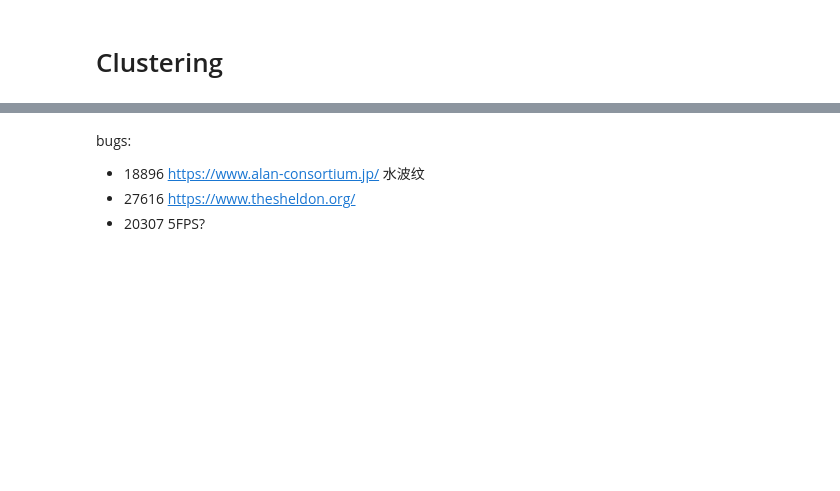
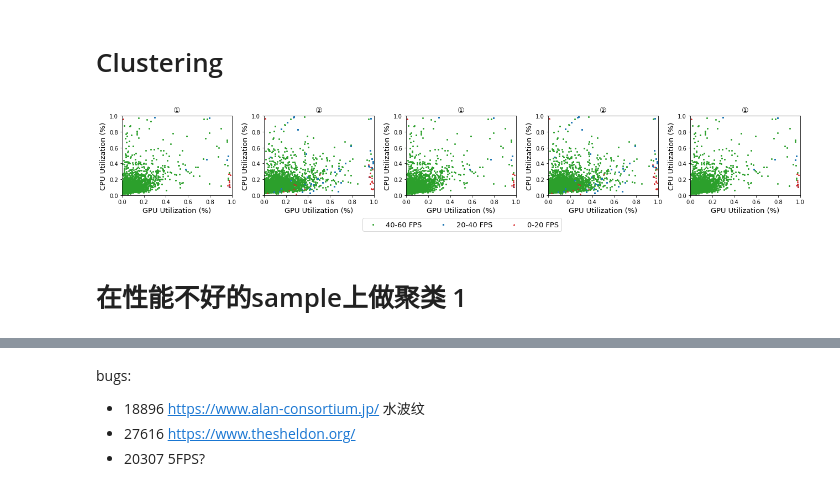
Before and after one commit to yudshj/WebGL-Empirical-Study-new, a Jupyter notebook: 4-2.WWW/performance/2_analyze.ipynb, the cells around one changed output, grey strips where cells are left out. Cells and saved outputs as stored; diff of their text form; code cells hidden in the pictures; blank space fills up the shorter version.

```diff
--- a/4-2.WWW/performance/2_analyze.ipynb
+++ b/4-2.WWW/performance/2_analyze.ipynb
@@ -27,3 +9,0 @@ json.dump(c, open('../0928.json', 'w'))
-# %%
-df_webgl = df[~df.webgl_time.isna()]
-df_webgl
@@ -61,6 +9,0 @@ tmp
-# %%
-wrong_index = (df_webgl['frames_count'] > 700) | (df_webgl['webgl_time'] > 10.5)
-assert(len(df_webgl[wrong_index]) < 5)
-tmp = df_webgl[wrong_index]
-df_webgl = df_webgl[~wrong_index]
-tmp
@@ -98,3 +87,27 @@ heatmap = sns.heatmap(corr, annot=True, cmap="Blues", fmt='.2f', square=True)
 # %% [markdown]
 # Clustering
+# %%
+tmp_infos = infos + infos + [infos[0]]
+tmp_dfs = dfs + dfs + [dfs[0]]
+ax, fig = plt.subplots(1, len(tmp_infos), figsize=(18, 3))
+for i, (info, df) in enumerate(zip(tmp_infos, tmp_dfs)):
+    tmp_0_20 = (df['frames_count'] <= 200)
+    tmp_20_40 = (df['frames_count'] > 200) & (df['frames_count'] <= 400)
+    tmp_40_60 = (df['frames_count'] > 400)
+
+    fig[i].scatter(x=df.loc[tmp_40_60, 'gpu_real'] / 10, y=df.loc[tmp_40_60, 'cpu_real'] / 10, s=4, marker='o', c='tab:green')
+    fig[i].scatter(x=df.loc[tmp_20_40, 'gpu_real'] / 10, y=df.loc[tmp_20_40, 'cpu_real'] / 10, s=4, marker='s', c='tab:blue')
+    fig[i].scatter(x=df.loc[tmp_0_20, 'gpu_real'] / 10, y=df.loc[tmp_0_20, 'cpu_real'] / 10, s=4, marker='^', c='tab:red')
+    fig[i].set_xlim(0, 1)
+    fig[i].set_ylim(0, 1)
+    fig[i].set_title(info['name'], fontsize=14)
+    fig[i].set_xlabel('GPU Utilization (%)', fontsize=13)
+    fig[i].set_ylabel('CPU Utilization (%)', fontsize=13)
+plt.tight_layout()
+fig[0].legend(['40-60 FPS', '20-40 FPS', '0-20 FPS'], loc='lower center', bbox_to_anchor=(3.1, -0.5), ncol=3, fontsize=13)
+plt.savefig(f'./output/figures/performance_distribution.pdf', bbox_inches='tight')
+# %% [output]
+[figure, added]
+# %% [markdown]
+# 在性能不好的sample上做聚类 1
 # %%
```
Also changed, not shown: parts of 32 cells of this notebook, 9 other files.
